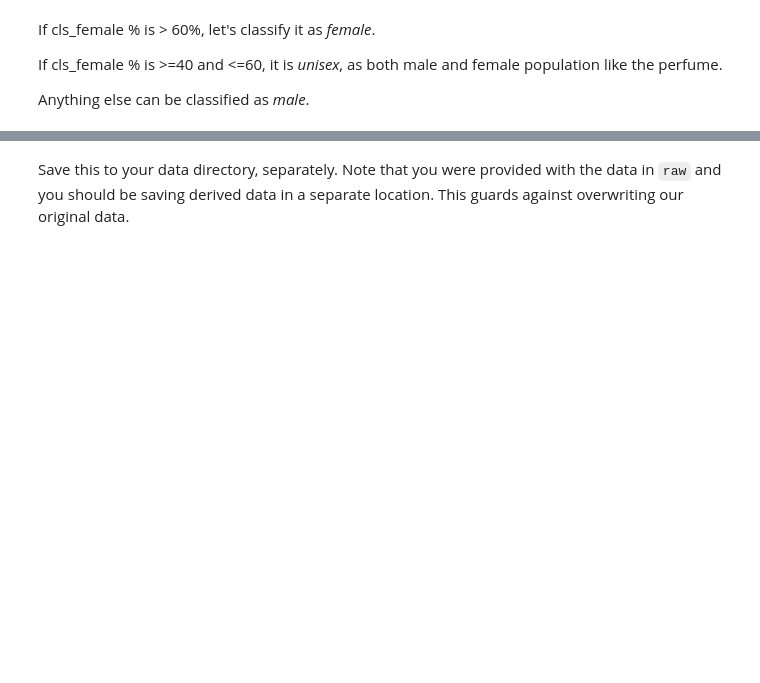
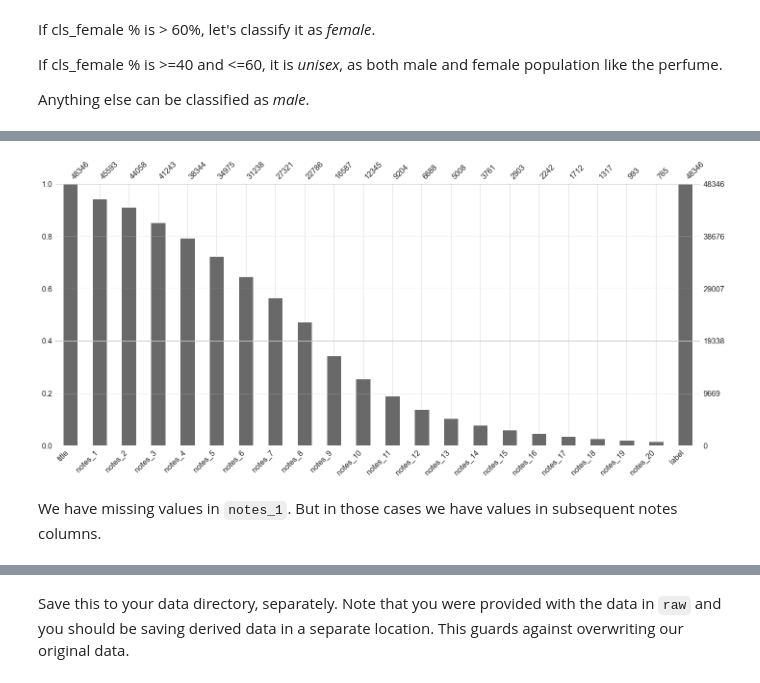
Before and after one commit to rporuthur/Springboard, a Jupyter notebook: SecondCapstone/notebook/2_Data_Wrangling.ipynb, the cells around one changed output, grey strips where cells are left out. Cells and saved outputs as stored; diff of their text form; code cells hidden in the pictures; blank space fills up the shorter version.

```diff
--- a/SecondCapstone/notebook/2_Data_Wrangling.ipynb
+++ b/SecondCapstone/notebook/2_Data_Wrangling.ipynb
@@ -718,0 +509,6 @@ df.head()
+# %%
+msno.bar(df.sort_values(by=notes_columns[0:4], ascending=False));
+# %% [output]
+[figure, added]
+# %% [markdown]
+We have missing values in `notes_1`. But in those cases we have values in subsequent notes columns.
```
Also changed, not shown: parts of 180 cells of this notebook.
